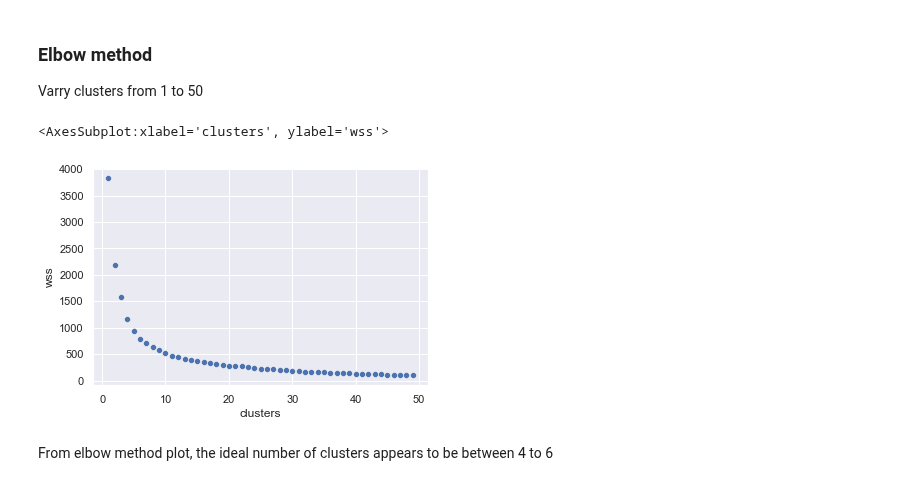
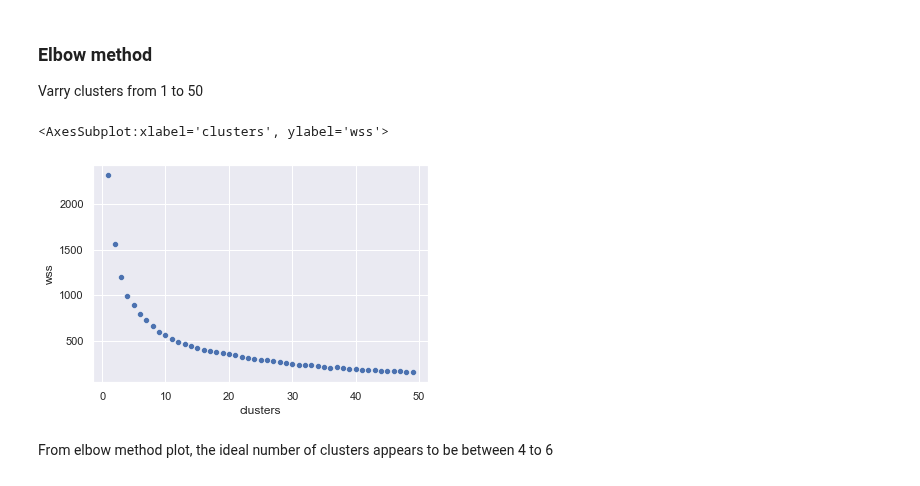
Before and after one commit to Snail664/country-clustering, a Jupyter notebook: clustering.ipynb, the cells around one changed output. Saved outputs shown, nothing was run; the diff lists cells and outputs as text; code cells hidden in the pictures.

```diff
--- a/clustering.ipynb
+++ b/clustering.ipynb
@@ -42,25 +45,29 @@ Varry clusters from 1 to 50
 # %%
 CLUSTERS = range(1,50) # clusters
 CENTROID_SEL = "k-means++"
+
+# exlcude countries
+countries = data6D["Country"]
+data6D = data6D.drop(columns=["Country"])
 
 # array to store: (cluster_num, score)
 scores = []
 
 # generate WSS score for each cluster_num from 1 to 50
 for num in CLUSTERS:
     kmeans = KMeans(n_clusters=num, init=CENTROID_SEL)
-    model = kmeans.fit(data4D)
+    model = kmeans.fit(data6D)
     wss = model.inertia_
     scores.append([num, wss])
 
 # convert array to dataframe
 scores = pd.DataFrame(scores, columns=["clusters", "wss"])
 
 # plot the scores on "eblow plot"
 sb.scatterplot(x="clusters", y="wss", data=scores)
 # %% [output]
 <AxesSubplot:xlabel='clusters', ylabel='wss'>
-[figure, old version]
+[figure, new version]
 # %% [markdown]
 From elbow method plot, the ideal number of clusters appears to be between 4 to 6
 # %% [markdown]
```
Also changed, not shown: parts of 13 cells of this notebook.
